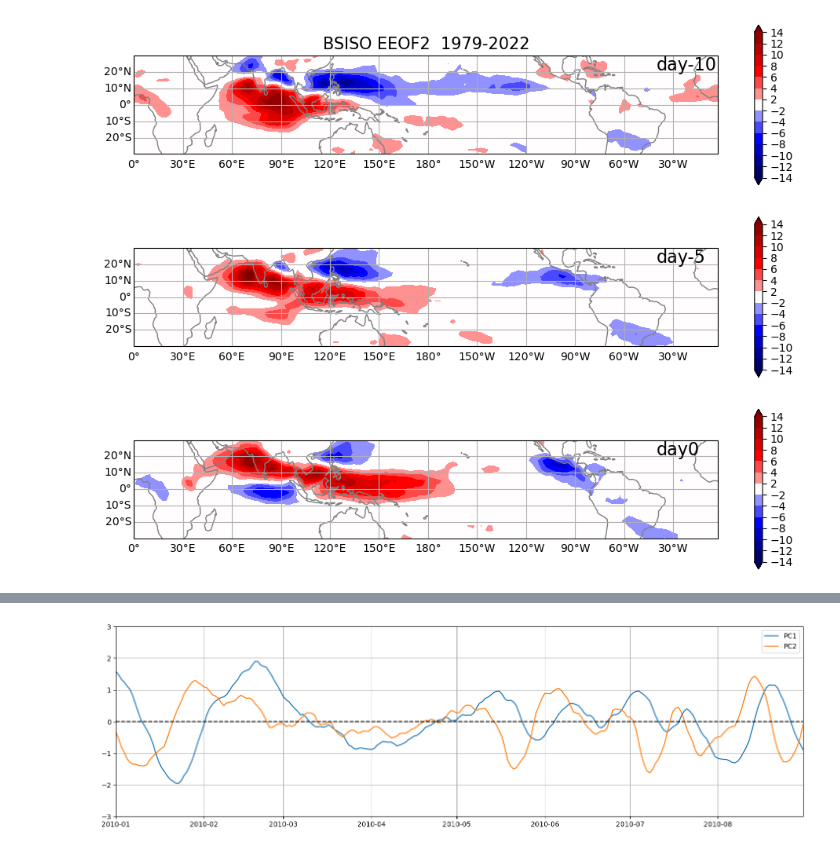
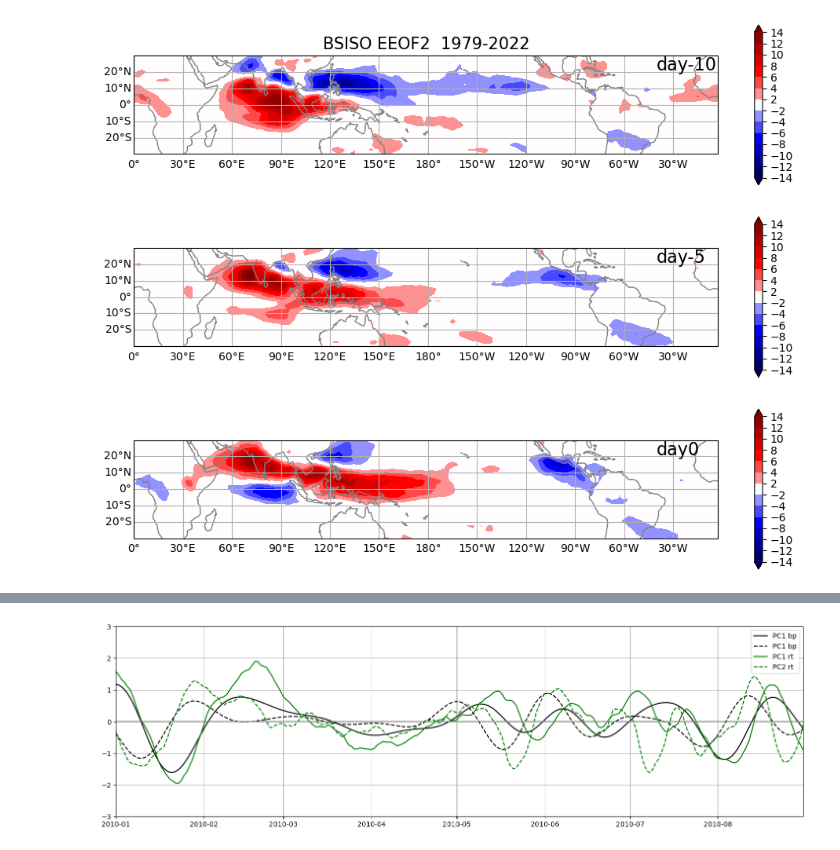
Before and after one commit to Yuumae1/machine_learning, a Jupyter notebook: notebook/kikuchi_7val_2024-04-09 copy.ipynb, the cells around one changed output, grey strips where cells are left out. Cells and saved outputs as stored; diff of their text form; code cells hidden in the pictures.

```diff
--- a/notebook/kikuchi_7val_2024-04-09 copy.ipynb
+++ b/notebook/kikuchi_7val_2024-04-09 copy.ipynb
@@ -82,7 +82,7 @@ data_file = '/home/maeda/archive/kikuchi_bsiso_index.dat'
 year    = np.loadtxt(data_file, usecols = 0, dtype = int)
 month   = np.loadtxt(data_file, usecols = 1, dtype = int)
 day     = np.loadtxt(data_file, usecols = 2, dtype = int)
-PC     = np.loadtxt(data_file, usecols = [3, 4])
+PC_bp     = np.loadtxt(data_file, usecols = [3, 4])
 #PCy     = np.loadtxt(data_file, usecols = 4)
 phase   = np.loadtxt(data_file, usecols = 5, dtype = int)
 Amp_nrm_bsiso = np.loadtxt(data_file, usecols = 6, dtype = float)
@@ -90,7 +90,7 @@ Amp_nrm_bsiso = np.loadtxt(data_file, usecols = 6, dtype = float)
 
 print('month = ', month.shape)
 print('phase = ', phase.shape)
-print( 'PC = ', PC.shape)
+print( 'PC = ', PC_bp.shape)
 print('Amp_nrm_bsiso = ', Amp_nrm_bsiso.shape)
 print(year, month, day)
 # %% [output]
@@ -237,17 +237,20 @@ print(real_time.shape)
 # %%
 rt = real_time
 idx = np.where((rt.year == 2010) & (rt.month <= 8))[0]
 tt = rt[idx]
+bp_PCs = PC_bp[10:]
 plt.figure(figsize=(18,5))
-plt.plot(tt, -rt_PCs_norm[idx,0])
-plt.plot(tt, rt_PCs_norm[idx,1])
-plt.hlines(0, tt[0], tt[-1], 'k', linestyle='dashed')
+plt.plot(tt, bp_PCs[idx,1], label='PC1 bp', color='k')
+plt.plot(tt, bp_PCs[idx,0], linestyle='--', label='PC1 bp', color='k')
+plt.plot(tt, -rt_PCs_norm[idx,0], label='PC1 rt', color='g')
+plt.plot(tt, rt_PCs_norm[idx,1], linestyle='--', label='PC2 rt', color='g')
+plt.hlines(0, tt[0], tt[-1], 'grey', linestyle='-')
 plt.xlim(tt[0], tt[-1])
 plt.ylim(-3, 3)
-plt.legend(['PC1', 'PC2'])
+plt.legend()
 plt.grid()
 plt.show()
 # %% [output]
-[figure, old version]
+[figure, new version]
 # %%
 np.savez('/home/maeda/data/bsiso_eeof/bsiso_rt-PCs.npz',rt_PCs=rt_PCs[:,:10], time=time)
```
Also changed, not shown: parts of 3 cells of this notebook, 2 other files.
